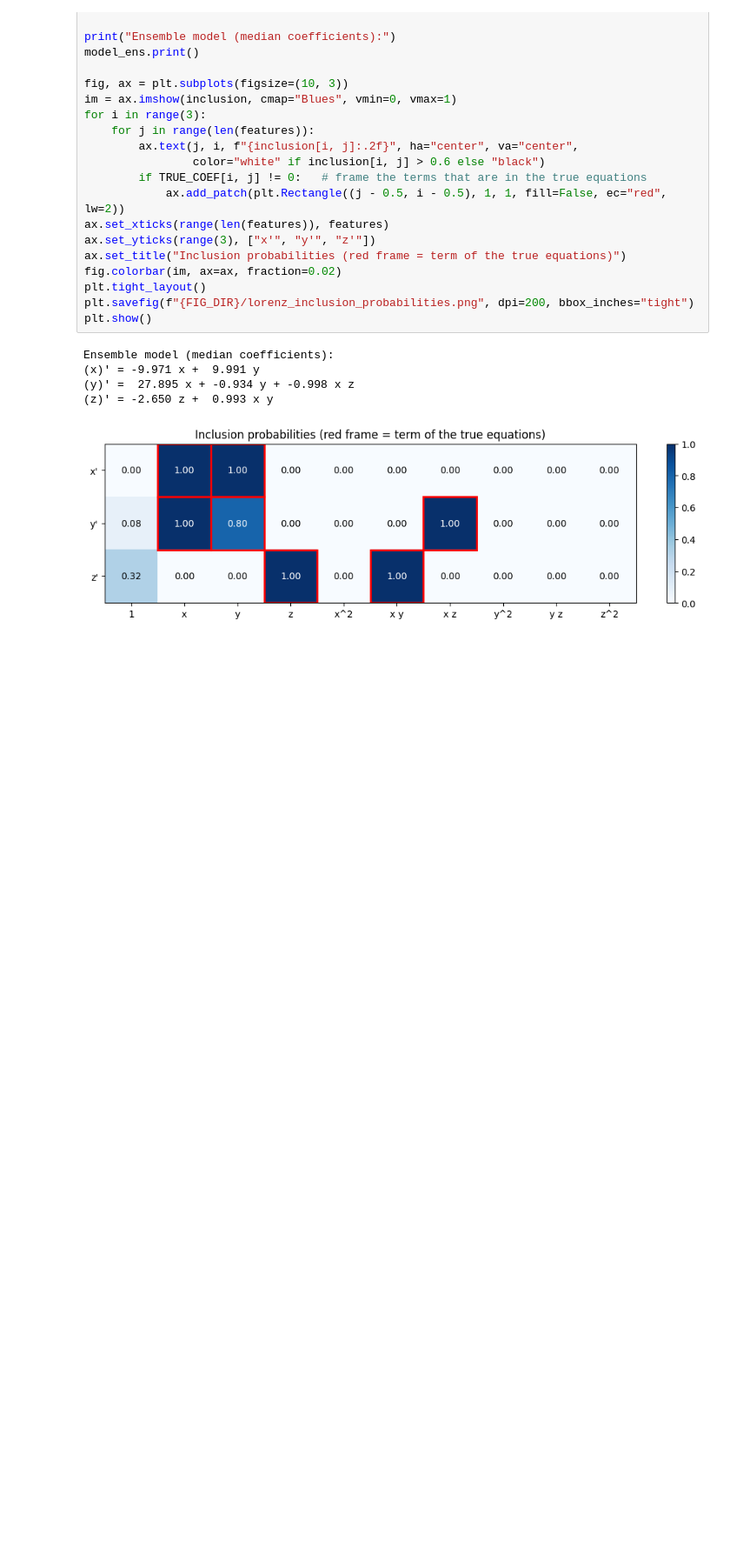
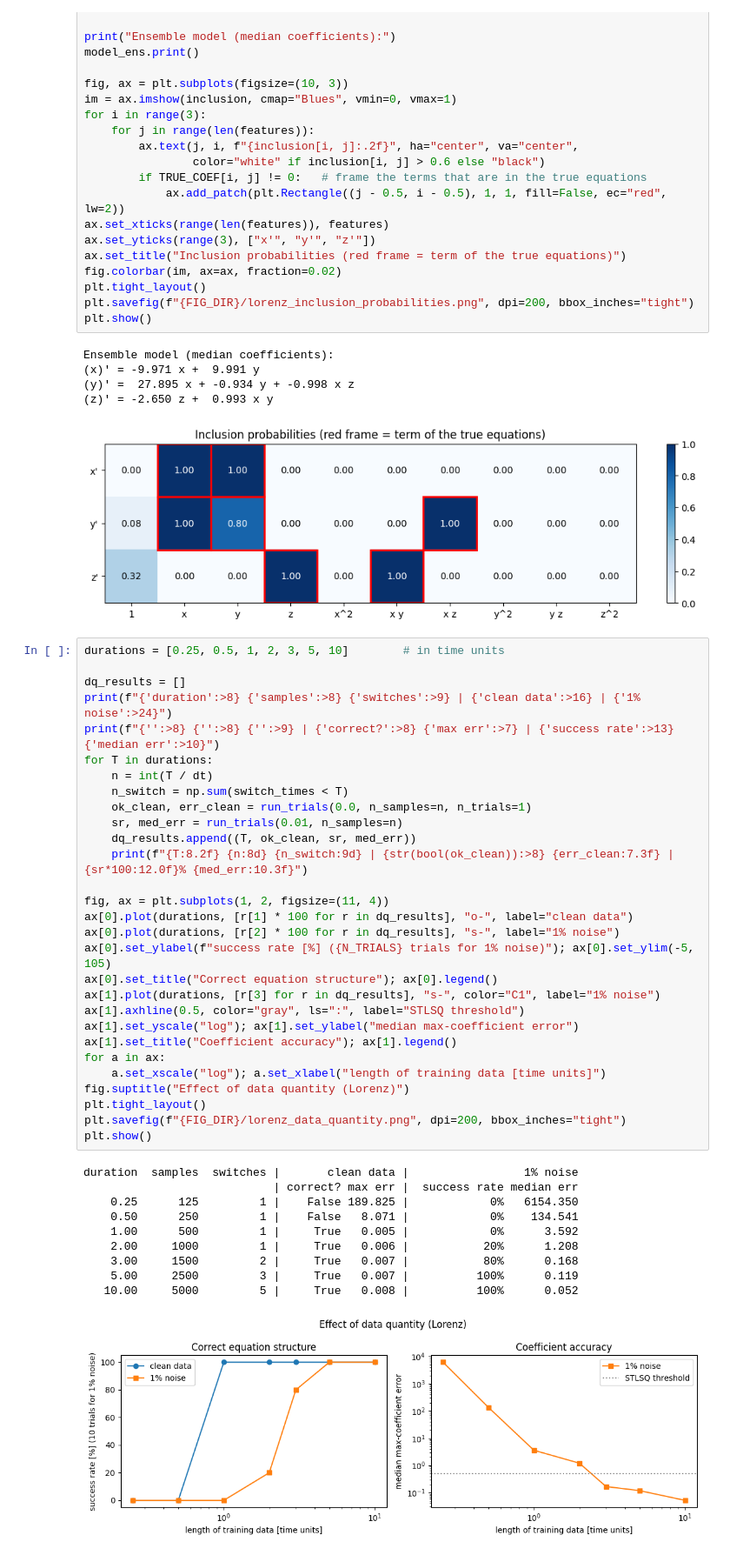
Before and after one commit to andreaprifti19/SINDy-Teaching-Usecases, a Jupyter notebook: notebooks/02_lorenz_system.ipynb, the cells around one changed output. Shown at 87% size. Drawn from its saved outputs; the diff is of its cells as text; blank space fills up the shorter version.

```diff
--- a/notebooks/02_lorenz_system.ipynb
+++ b/notebooks/02_lorenz_system.ipynb
@@ -494,3 +494,43 @@ Ensemble model (median coefficients):
 (y)' =  27.895 x + -0.934 y + -0.998 x z
 (z)' = -2.650 z +  0.993 x y
 [figure]
+# %%
+durations = [0.25, 0.5, 1, 2, 3, 5, 10]        # in time units
+
+dq_results = []
+print(f"{'duration':>8} {'samples':>8} {'switches':>9} | {'clean data':>16} | {'1% noise':>24}")
+print(f"{'':>8} {'':>8} {'':>9} | {'correct?':>8} {'max err':>7} | {'success rate':>13} {'median err':>10}")
+for T in durations:
+    n = int(T / dt)
+    n_switch = np.sum(switch_times < T)
+    ok_clean, err_clean = run_trials(0.0, n_samples=n, n_trials=1)
+    sr, med_err = run_trials(0.01, n_samples=n)
+    dq_results.append((T, ok_clean, sr, med_err))
+    print(f"{T:8.2f} {n:8d} {n_switch:9d} | {str(bool(ok_clean)):>8} {err_clean:7.3f} | {sr*100:12.0f}% {med_err:10.3f}")
+
+fig, ax = plt.subplots(1, 2, figsize=(11, 4))
+ax[0].plot(durations, [r[1] * 100 for r in dq_results], "o-", label="clean data")
+ax[0].plot(durations, [r[2] * 100 for r in dq_results], "s-", label="1% noise")
+ax[0].set_ylabel(f"success rate [%] ({N_TRIALS} trials for 1% noise)"); ax[0].set_ylim(-5, 105)
+ax[0].set_title("Correct equation structure"); ax[0].legend()
+ax[1].plot(durations, [r[3] for r in dq_results], "s-", color="C1", label="1% noise")
+ax[1].axhline(0.5, color="gray", ls=":", label="STLSQ threshold")
+ax[1].set_yscale("log"); ax[1].set_ylabel("median max-coefficient error")
+ax[1].set_title("Coefficient accuracy"); ax[1].legend()
+for a in ax:
+    a.set_xscale("log"); a.set_xlabel("length of training data [time units]")
+fig.suptitle("Effect of data quantity (Lorenz)")
+plt.tight_layout()
+plt.savefig(f"{FIG_DIR}/lorenz_data_quantity.png", dpi=200, bbox_inches="tight")
+plt.show()
+# %% [output]
+duration  samples  switches |       clean data |                 1% noise
+                            | correct? max err |  success rate median err
+    0.25      125         1 |    False 189.825 |            0%   6154.350
+    0.50      250         1 |    False   8.071 |            0%    134.541
+    1.00      500         1 |     True   0.005 |            0%      3.592
+    2.00     1000         1 |     True   0.006 |           20%      1.208
+    3.00     1500         2 |     True   0.007 |           80%      0.168
+    5.00     2500         3 |     True   0.007 |          100%      0.119
+   10.00     5000         5 |     True   0.008 |          100%      0.052
+[figure, added]
```
Also changed, not shown: parts of 1 cell of this notebook.
